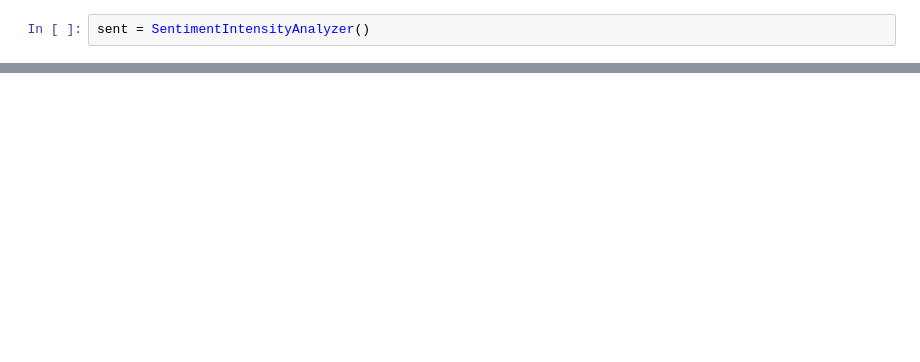
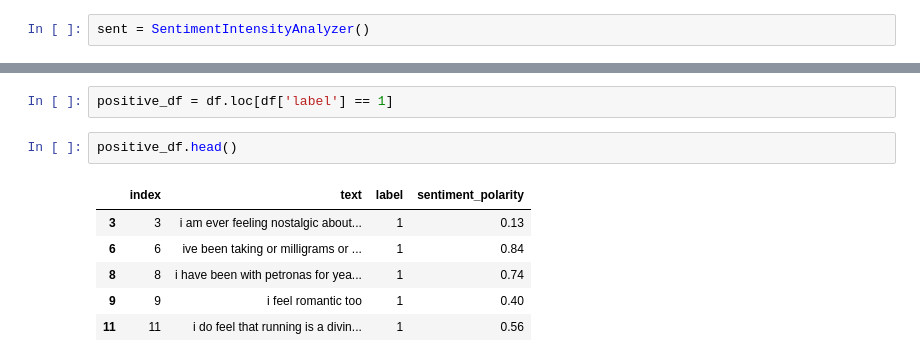
Before and after one commit to Egnite-git/ds-python-du-noelakkidas, a Jupyter notebook: week-4/Sentiment Analysis.ipynb, the cells around one changed output, grey strips where cells are left out. Drawn from its saved outputs; the diff is of its cells as text; blank space fills up the shorter version.

```diff
--- a/week-4/Sentiment Analysis.ipynb
+++ b/week-4/Sentiment Analysis.ipynb
@@ -345,0 +236,11 @@ df.to_excel("Sentiment Analysis.xlsx")
+# %%
+positive_df = df.loc[df['label'] == 1]
+# %%
+positive_df.head()
+# %% [output]
+|  | index | text | label | sentiment_polarity |
+| 3 | 3 | i am ever feeling nostalgic about... | 1 | 0.13 |
+| 6 | 6 | ive been taking or milligrams or ... | 1 | 0.84 |
+| 8 | 8 | i have been with petronas for yea... | 1 | 0.74 |
+| 9 | 9 | i feel romantic too | 1 | 0.40 |
+| 11 | 11 | i do feel that running is a divin... | 1 | 0.56 |
```
Also changed, not shown: parts of 30 cells of this notebook.
